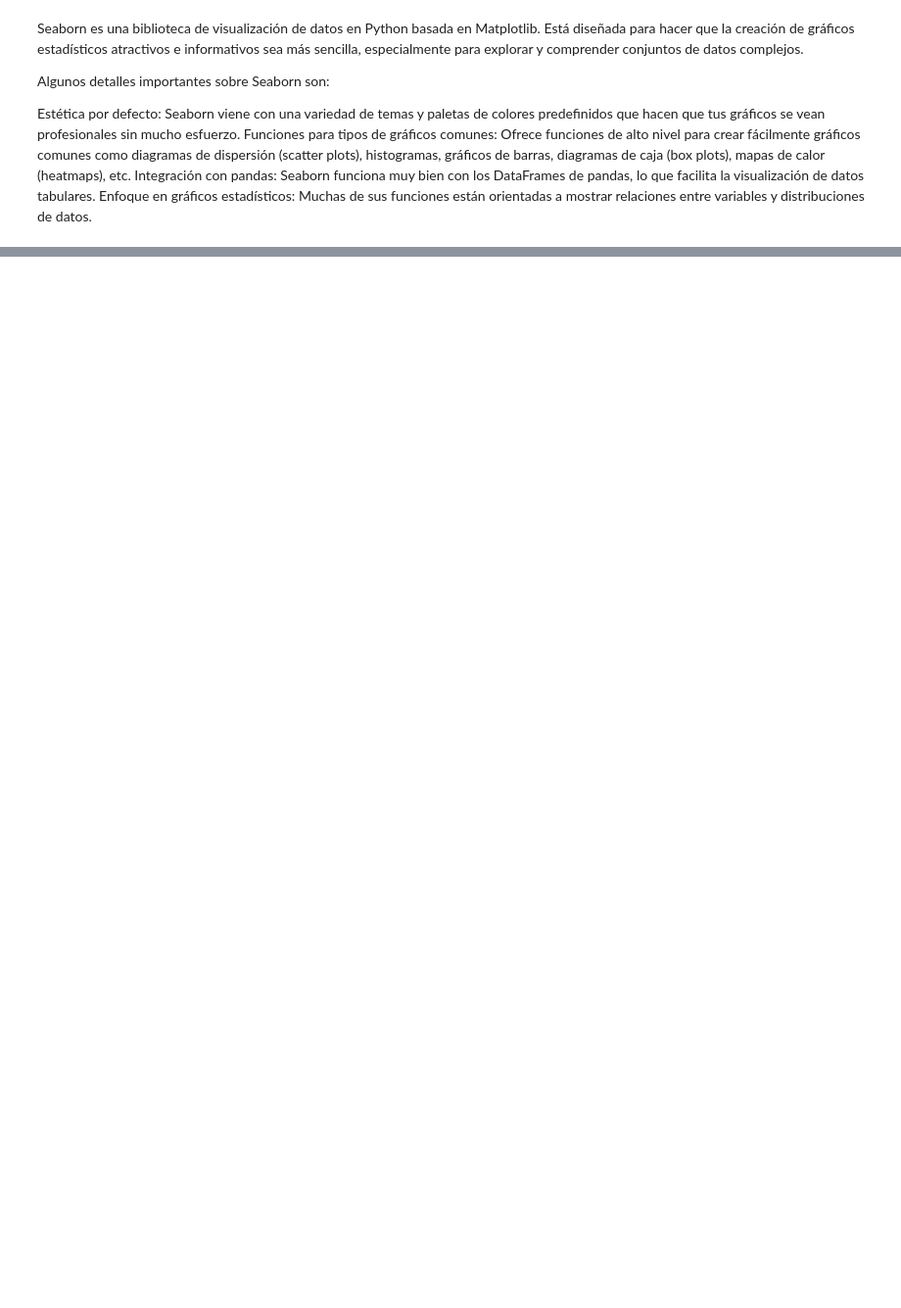
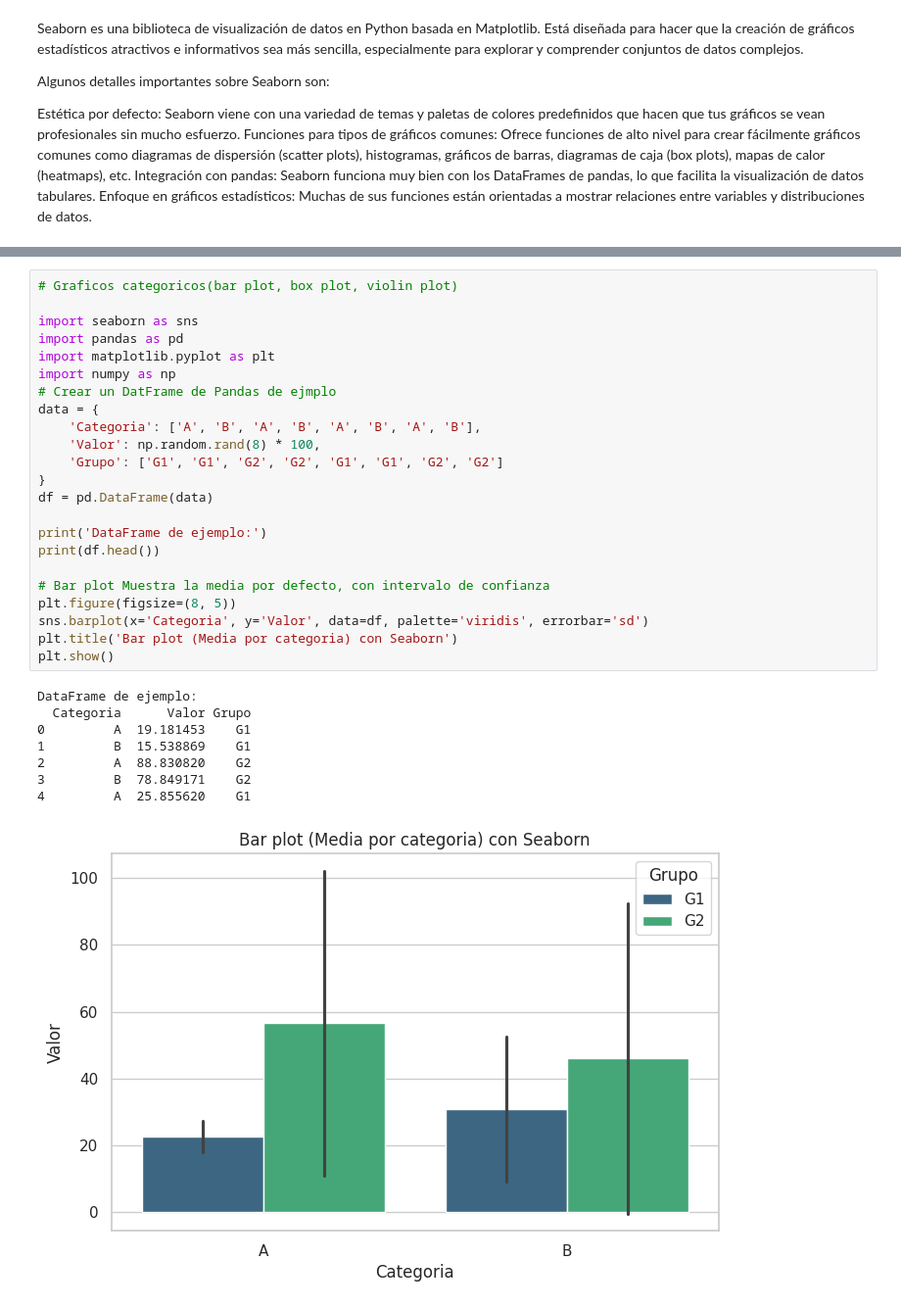
Before and after one commit to brunobobadilla06/Bruno-CienciaDeDatos, a Jupyter notebook: Seaborn.ipynb, the cells around one changed output, grey strips where cells are left out. Shown: that part at 98% size. Cells and saved outputs as stored; diff of their text form; blank space fills up the shorter version.

```diff
--- a/Seaborn.ipynb
+++ b/Seaborn.ipynb
@@ -17,0 +57,32 @@ sns.set_theme(style='whitegrid')
+# %%
+# Graficos categoricos(bar plot, box plot, violin plot)
+
+import seaborn as sns
+import pandas as pd
+import matplotlib.pyplot as plt
+import numpy as np
+# Crear un DatFrame de Pandas de ejmplo
+data = {
+    'Categoria': ['A', 'B', 'A', 'B', 'A', 'B', 'A', 'B'],
+    'Valor': np.random.rand(8) * 100,
+    'Grupo': ['G1', 'G1', 'G2', 'G2', 'G1', 'G1', 'G2', 'G2']
+}
+df = pd.DataFrame(data)
+
+print('DataFrame de ejemplo:')
+print(df.head())
+
+# Bar plot Muestra la media por defecto, con intervalo de confianza
+plt.figure(figsize=(8, 5))
+sns.barplot(x='Categoria', y='Valor', data=df, palette='viridis', errorbar='sd')
+plt.title('Bar plot (Media por categoria) con Seaborn')
+plt.show()
+# %% [output]
+DataFrame de ejemplo:
+  Categoria      Valor Grupo
+0         A  19.181453    G1
+1         B  15.538869    G1
+2         A  88.830820    G2
+3         B  78.849171    G2
+4         A  25.855620    G1
+[figure, added]
```
Also changed, not shown: parts of 5 cells of this notebook.
